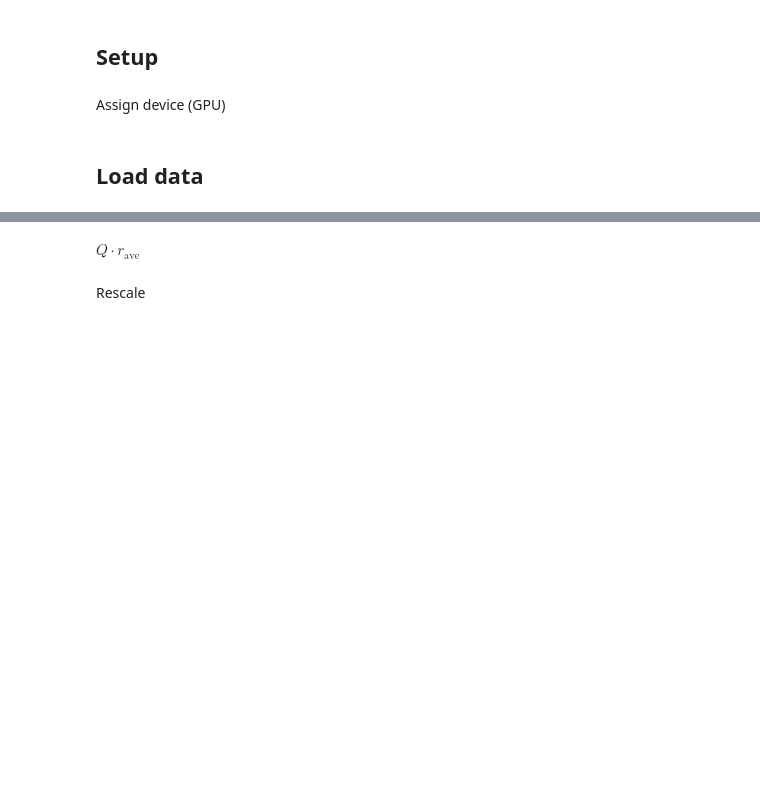
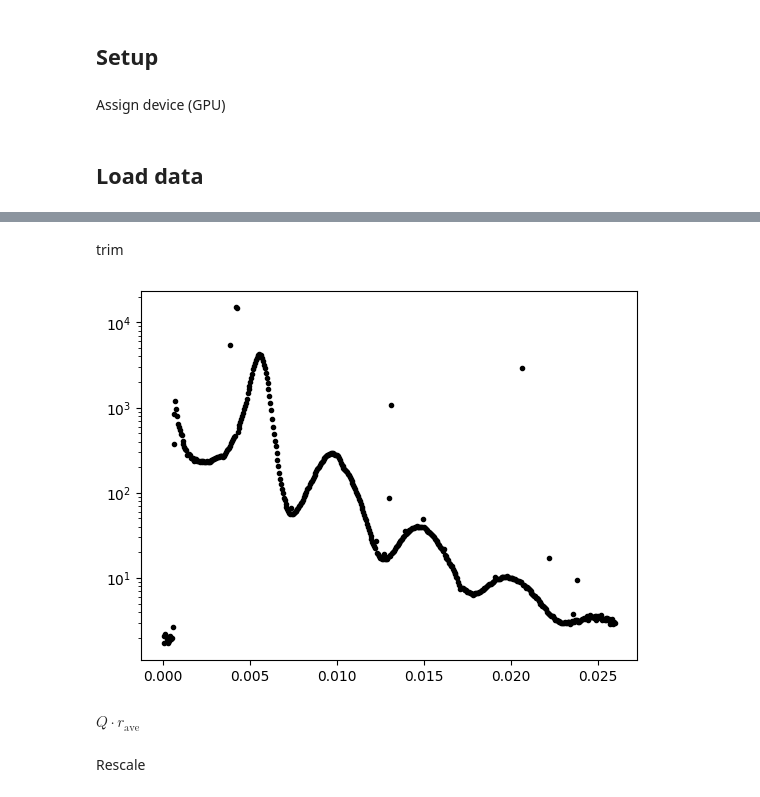
Before and after one commit to ch-tung/SQ_VAE, a Jupyter notebook: Fit_cVAE_SAXS.ipynb, the cells around one changed output, grey strips where cells are left out. Drawn from its saved outputs; the diff is of its cells as text; code cells hidden in the pictures; blank space fills up the shorter version.

```diff
--- a/Fit_cVAE_SAXS.ipynb
+++ b/Fit_cVAE_SAXS.ipynb
@@ -50,2 +46,18 @@ SQ_SAXS = np.array(SAXS_dict['S'])
+# %%
+q_SAXS = np.array(SAXS_dict['q'])[0]
+Iq_SAXS = np.array(SAXS_dict['I'])[0]
+Sq_SAXS = np.array(SAXS_dict['S'])[0]
+# %% [markdown]
+trim
+# %%
+for i in range(q_SAXS.shape[0]-1):
+    if np.log(Iq_SAXS[i+1]/Iq_SAXS[i])>np.log(10):
+        Iq_SAXS[i+1] = Iq_SAXS[i+1]
+# %%
+plt.plot(q_SAXS,Iq_SAXS,'.k')
+plt.yscale('log')
+plt.show()
+# %% [output]
+[figure, added]
 # %% [markdown]
 $Q\cdot r_\textrm{ave}$
```
Also changed, not shown: parts of 11 cells of this notebook.
